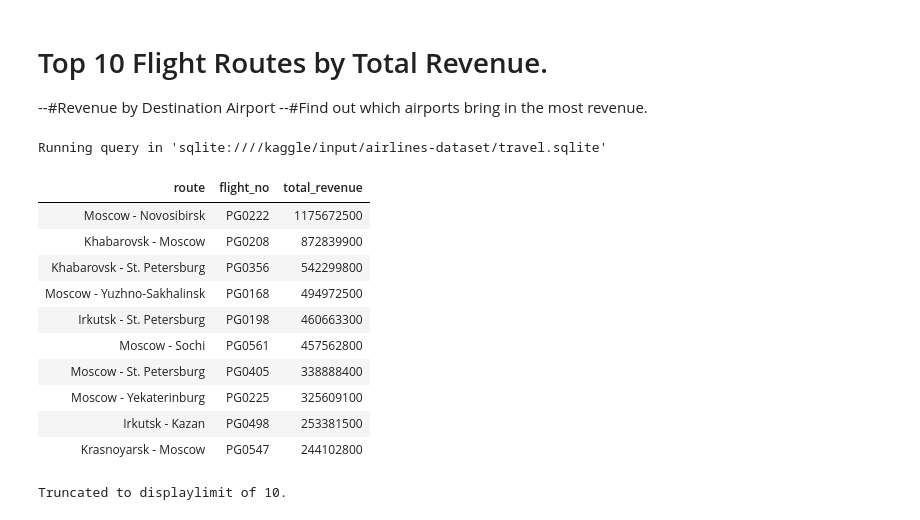
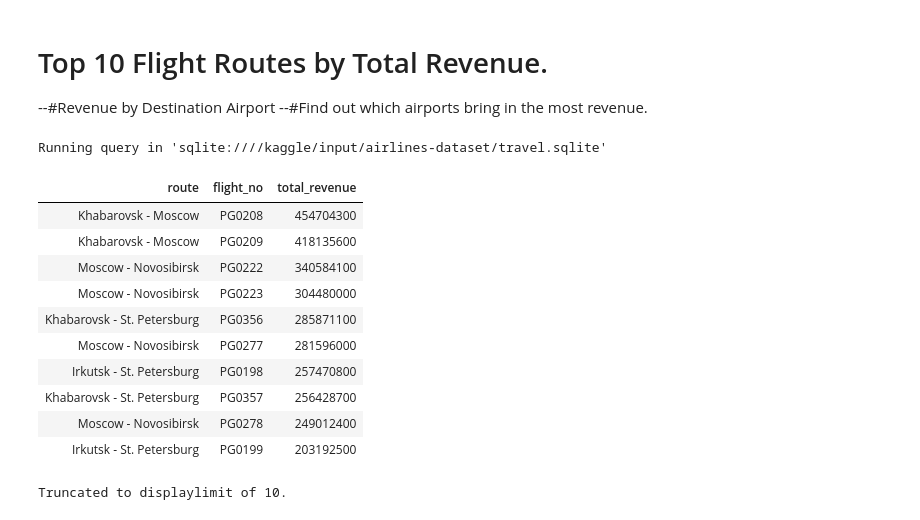
Before and after one commit to Daviedavie100/SQL_Projects, a Jupyter notebook: Airlines_EDA.ipynb, the cells around one changed output. Drawn from its saved outputs; the diff is of its cells as text; code cells hidden in the pictures.

```diff
--- a/Airlines_EDA.ipynb
+++ b/Airlines_EDA.ipynb
@@ -716,7 +716,7 @@ Running query in 'sqlite:////kaggle/input/airlines-dataset/travel.sqlite'
 Truncated to displaylimit of 10.
 # %%
 # Top 10 Most Delayed Flights
-querry="""
+query5="""
 WITH flight_data AS (
        SELECT
             f.status,
@@ -743,7 +743,7 @@ GROUP BY flight_no, arrival_city
 ORDER BY 3 DESC
 LIMIT 10;
 """
-df=pd.read_sql_query(querry, sqlite_conn)
+df=pd.read_sql_query(query5, sqlite_conn)
 # %%
 # Plot
 plt.figure(figsize=(10, 6))
@@ -1106,42 +1064,42 @@ FROM (
                 SELECT flight_id,
                         flight_no,
                         departure_airport,
                         arrival_airport,
                         status,
                         aircraft_code
                 FROM flights
                 WHERE status IN ('Arrived', 'On Time', 'Departed')
                 )
         SELECT f.flight_id,
                 f.flight_no,
                 f.aircraft_code,
                 a1.airport_name AS departure_airport,
                 a2.airport_name AS arrival_airport,
                 a1.city AS departure_city,
                 a2.city AS arrival_city,
                 f.status
         FROM df f
         JOIN da a1
         ON f.departure_airport = a1.airport_code
         JOIN da a2
         ON f.arrival_airport = a2.airport_code
     ) fd
 JOIN ticket_flights tf
 ON fd.flight_id = tf.flight_id
-GROUP BY route
+GROUP BY route, flight_no
 ORDER BY 3 DESC
 LIMIT 10;
 # %% [output]
 Running query in 'sqlite:////kaggle/input/airlines-dataset/travel.sqlite'
 | route | flight_no | total_revenue |
-| Moscow - Novosibirsk | PG0222 | 1175672500 |
-| Khabarovsk - Moscow | PG0208 | 872839900 |
-| Khabarovsk - St. Petersburg | PG0356 | 542299800 |
-| Moscow - Yuzhno-Sakhalinsk | PG0168 | 494972500 |
-| Irkutsk - St. Petersburg | PG0198 | 460663300 |
-| Moscow - Sochi | PG0561 | 457562800 |
-| Moscow - St. Petersburg | PG0405 | 338888400 |
-| Moscow - Yekaterinburg | PG0225 | 325609100 |
-| Irkutsk - Kazan | PG0498 | 253381500 |
-| Krasnoyarsk - Moscow | PG0547 | 244102800 |
+| Khabarovsk - Moscow | PG0208 | 454704300 |
+| Khabarovsk - Moscow | PG0209 | 418135600 |
+| Moscow - Novosibirsk | PG0222 | 340584100 |
+| Moscow - Novosibirsk | PG0223 | 304480000 |
+| Khabarovsk - St. Petersburg | PG0356 | 285871100 |
+| Moscow - Novosibirsk | PG0277 | 281596000 |
+| Irkutsk - St. Petersburg | PG0198 | 257470800 |
+| Khabarovsk - St. Petersburg | PG0357 | 256428700 |
+| Moscow - Novosibirsk | PG0278 | 249012400 |
+| Irkutsk - St. Petersburg | PG0199 | 203192500 |
 Truncated to displaylimit of 10.
```
Also changed, not shown: parts of 17 cells of this notebook.
